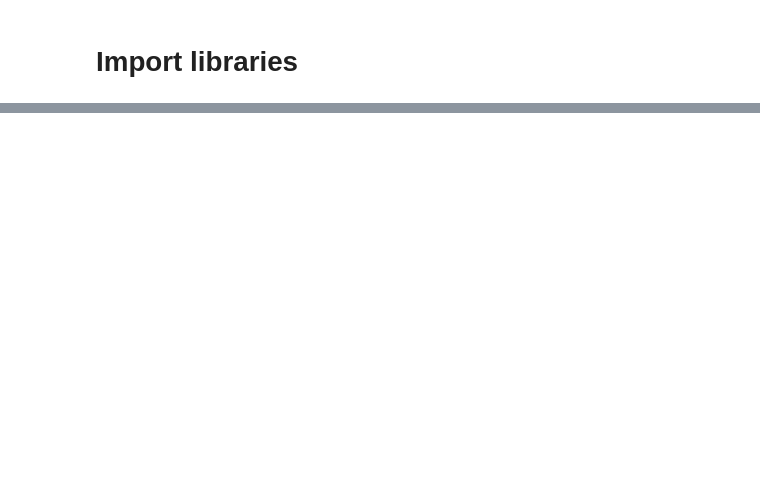
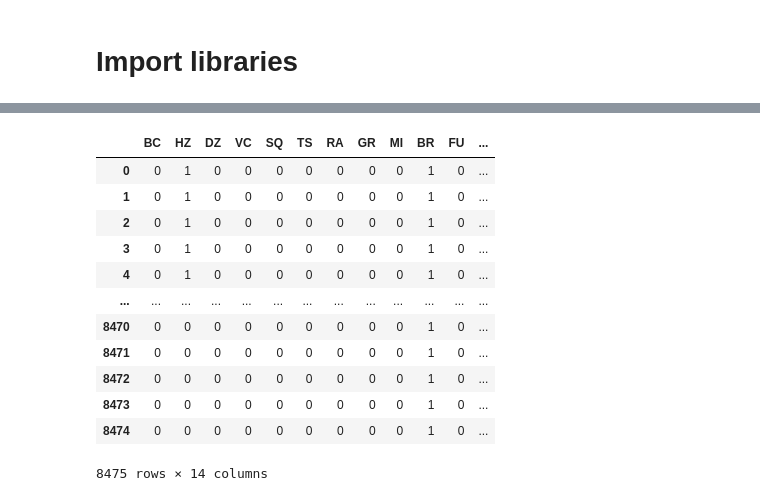
Before and after one commit to kevwee-lab/G.A-Project-4, a Jupyter notebook: working-folder/Zhi Qiang/ModellingCombined.ipynb, the cells around one changed output, grey strips where cells are left out. Cells and saved outputs as stored; diff of their text form; code cells hidden in the pictures; blank space fills up the shorter version.

```diff
--- a/working-folder/Zhi Qiang/ModellingCombined.ipynb
+++ b/working-folder/Zhi Qiang/ModellingCombined.ipynb
@@ -49,0 +24,17 @@ Create week of year column
+# %%
+combined[['BC', 'HZ', 'DZ',
+       'VC', 'SQ', 'TS', 'RA', 'GR', 'MI', 'BR', 'FU', 'FG+', 'FG', 'SN']]
+# %% [output]
+|  | BC | HZ | DZ | VC | SQ | TS | RA | GR | MI | BR | FU | ... |
+| 0 | 0 | 1 | 0 | 0 | 0 | 0 | 0 | 0 | 0 | 1 | 0 | ... |
+| 1 | 0 | 1 | 0 | 0 | 0 | 0 | 0 | 0 | 0 | 1 | 0 | ... |
+| 2 | 0 | 1 | 0 | 0 | 0 | 0 | 0 | 0 | 0 | 1 | 0 | ... |
+| 3 | 0 | 1 | 0 | 0 | 0 | 0 | 0 | 0 | 0 | 1 | 0 | ... |
+| 4 | 0 | 1 | 0 | 0 | 0 | 0 | 0 | 0 | 0 | 1 | 0 | ... |
+| ... | ... | ... | ... | ... | ... | ... | ... | ... | ... | ... | ... | ... |
+| 8470 | 0 | 0 | 0 | 0 | 0 | 0 | 0 | 0 | 0 | 1 | 0 | ... |
+| 8471 | 0 | 0 | 0 | 0 | 0 | 0 | 0 | 0 | 0 | 1 | 0 | ... |
+| 8472 | 0 | 0 | 0 | 0 | 0 | 0 | 0 | 0 | 0 | 1 | 0 | ... |
+| 8473 | 0 | 0 | 0 | 0 | 0 | 0 | 0 | 0 | 0 | 1 | 0 | ... |
+| 8474 | 0 | 0 | 0 | 0 | 0 | 0 | 0 | 0 | 0 | 1 | 0 | ... |
+8475 rows × 14 columns
```
Also changed, not shown: parts of 55 cells of this notebook, 2 other files.
